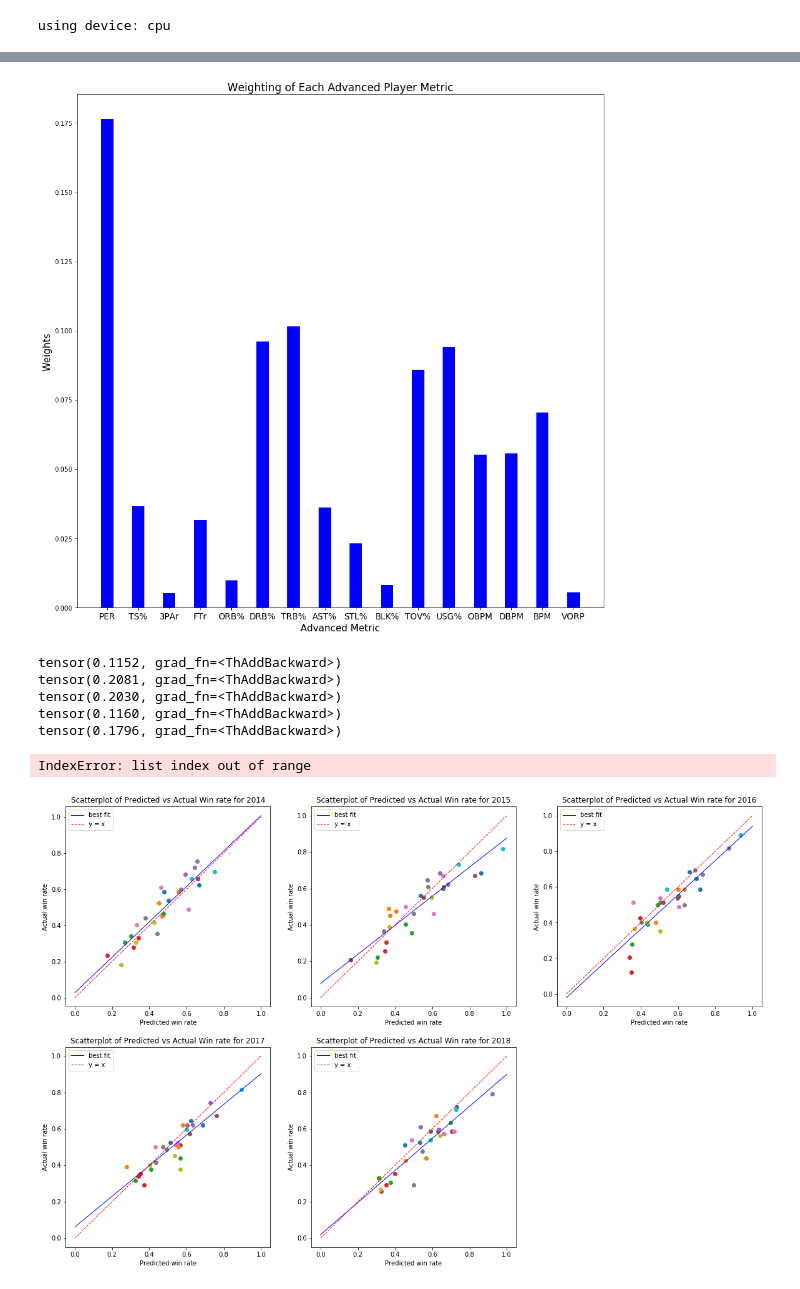
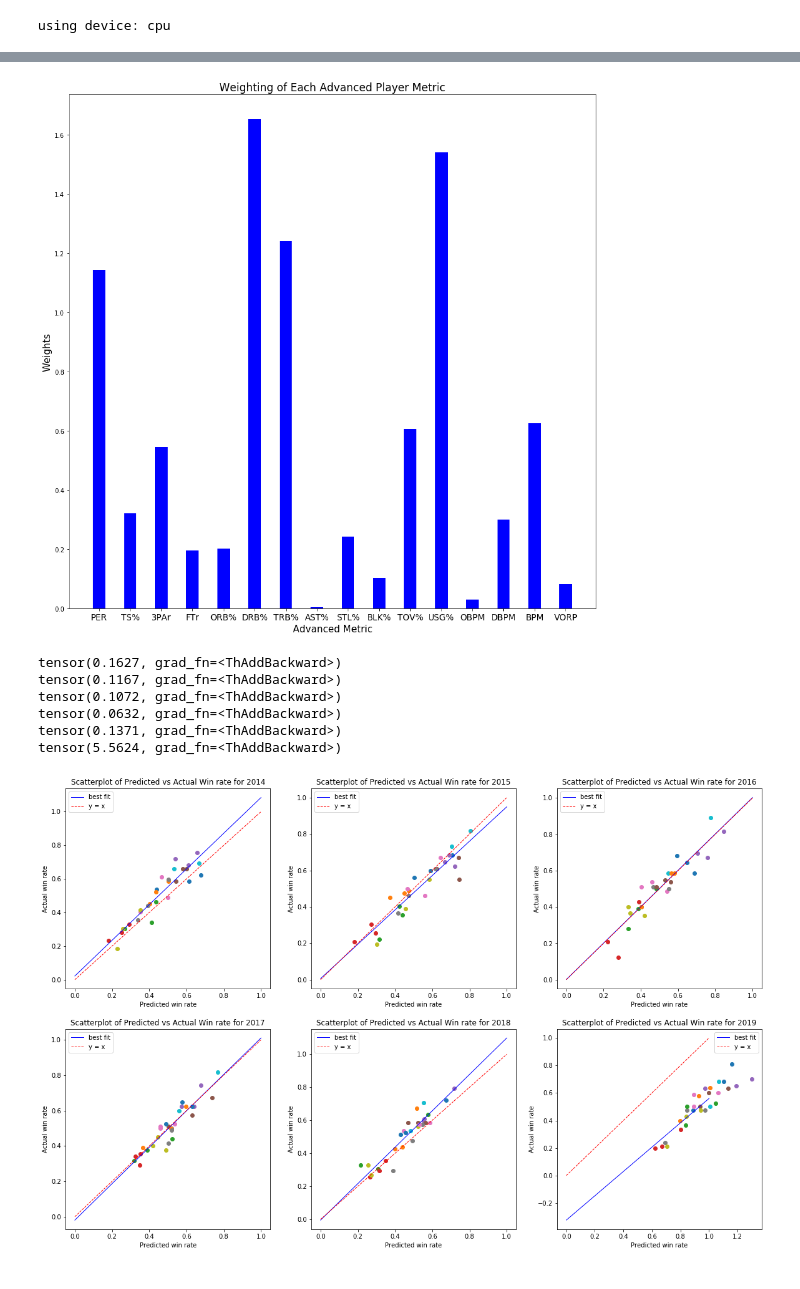
Before and after one commit to ickletsmulet/ECE-143-Group-19, a Jupyter notebook: FinalVersion.ipynb, the cells around one changed output, grey strips where cells are left out. Cells and saved outputs as stored; diff of their text form; code cells hidden in the pictures.

Commit message:
visual

```diff
--- a/FinalVersion.ipynb
+++ b/FinalVersion.ipynb
@@ -59,7 +59,7 @@ trainYear = 25
 startYear_train = 1989
 validationYear = 0
 startYear_validation = startYear_train + trainYear
-testYear = 5
+testYear = 6
 startYear_test = startYear_validation + validationYear
 
 # Initialization for training set
@@ -148,7 +148,7 @@ for index in range(testYear):
 # Neural network setup
 model = None
 optimizer = None
-num_data = 32
+num_data = 64
 
 # A 4-layer network
 # Each layer affine-norm-relu
@@ -183,9 +183,9 @@ model = nn.Sequential(
     #layer4
 )
 # Learning rate can be changed - advised to be less than 1e-2
-learning_rate = 6e-4
+learning_rate = 30e-2
 # Optimizer can be changed, but SGD works well. Weight_decay means to add an L2 regularization
-optimizer = optim.SGD(model.parameters(), lr=learning_rate, weight_decay=1e-4)
+optimizer = optim.SGD(model.parameters(), lr=learning_rate, weight_decay=1e-5)
 
 his_epoch, his_tra, his_val = train(model, loader_train, loader_validation, device, optimizer, dtype, epochs=400,
                                     print_process=False, early_stop=False)
@@ -238,7 +236,7 @@ plt.ylabel('Weights',fontsize = 15)
 plt.gcf().set_size_inches(15, 15)
 #plt.savefig('trained_model\index_code1_poly2.11.png')
 # %% [output]
-[figure, old version]
+[figure, new version]
 # %%
 # Display testing set results
 
@@ -253,40 +251,41 @@ for i in range(6):
     pre_dic[i] = {}
     for t, content in data_input_test[i].items():
         plt.subplot(2,3,i+1)
         PER_C = model(content[0])
         # Loss is the mean square error
-        win_rate = sum(PER_C)
+        PER_C,indices = torch.sort(PER_C,descending=True)[:10]
+        win_rate = torch.mean(PER_C)
         plt.scatter(win_rate[0].data, content[1][0].data)
         x.append(win_rate[0].data)
         y.append(content[1][0].data)
         loss += (win_rate[0] - content[1][0].data) ** 2
         pre_dic[i][t] = win_rate[0].data
         #print(win_rate[0])
     print(loss)
     z1 = np.polyfit(x, y, 1)
     p1 = np.poly1d(z1)
     x = np.linspace(0, 1, 100)
     y = z1[0] * x + z1[1]
 
     l1 = plt.plot(x, y, color='blue', linewidth=1.0, label='line')
     x = np.linspace(0, 1, 100)
     y = x
     l2 = plt.plot(x, y, color='red', linewidth=1.0, linestyle='--', label='line')
     plt.gcf().set_size_inches(10, 10)
     plt.gcf().set_size_inches(20, 13)
     plt.ylabel("Actual win rate")
     plt.xlabel("Predicted win rate")
     plt.title("Scatterplot of Predicted vs Actual Win rate for "+str(i+2014))
     plt.legend(labels=['best fit', 'y = x'], loc='best')
 
 plt.show()
 # %% [output]
-tensor(0.1152, grad_fn=<ThAddBackward>)
-tensor(0.2081, grad_fn=<ThAddBackward>)
-tensor(0.2030, grad_fn=<ThAddBackward>)
-tensor(0.1160, grad_fn=<ThAddBackward>)
-tensor(0.1796, grad_fn=<ThAddBackward>)
+tensor(0.1627, grad_fn=<ThAddBackward>)
+tensor(0.1167, grad_fn=<ThAddBackward>)
+tensor(0.1072, grad_fn=<ThAddBackward>)
+tensor(0.0632, grad_fn=<ThAddBackward>)
+tensor(0.1371, grad_fn=<ThAddBackward>)
+tensor(5.5624, grad_fn=<ThAddBackward>)
-IndexError: list index out of range
-[figure, old version]
+[figure, new version]
 # %%
 # Warning - This cell will overwrite the previous model
```
Also changed, not shown: parts of 5 cells of this notebook, 5 other files.
